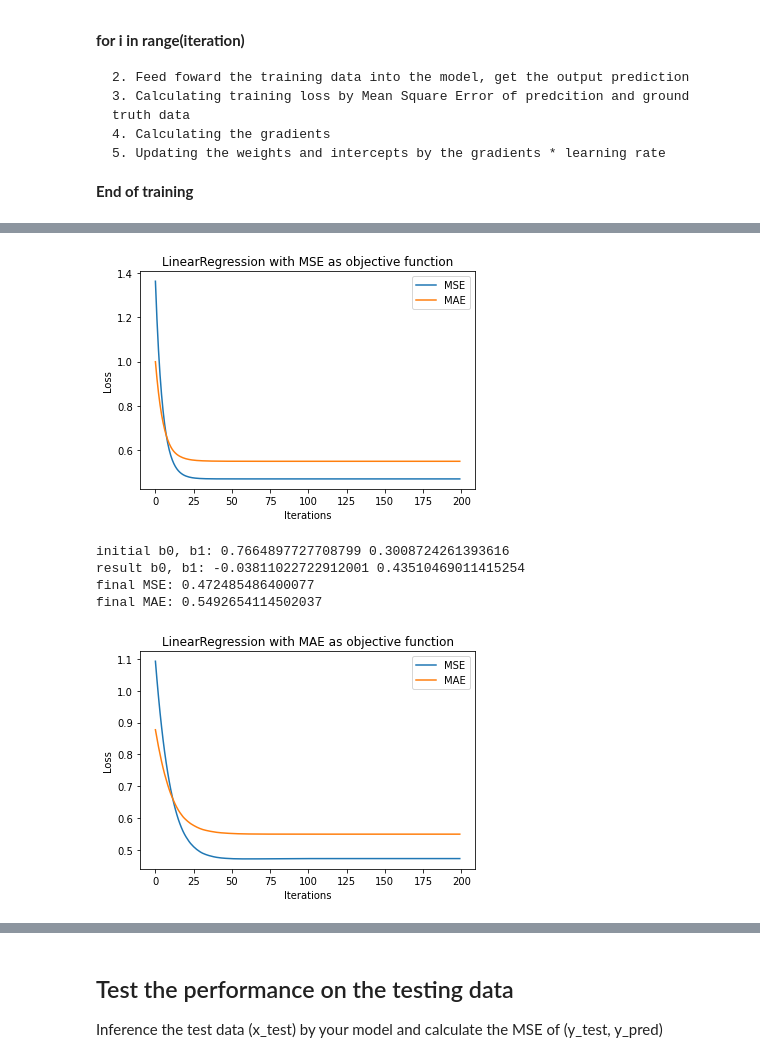
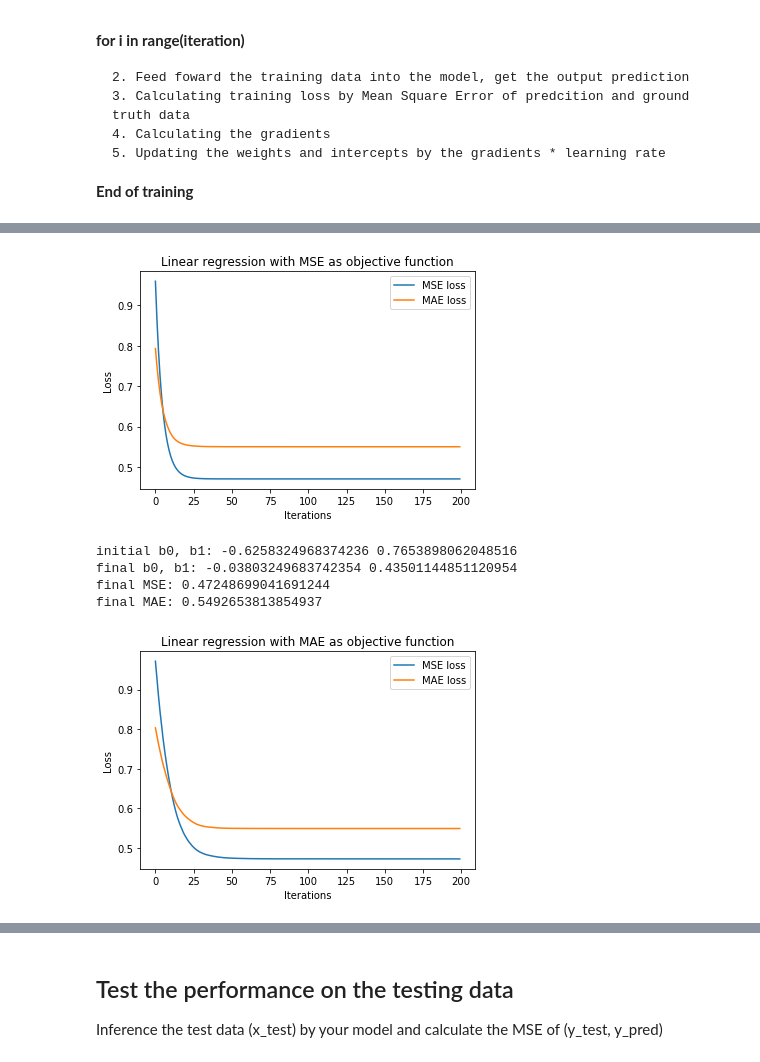
Before and after one commit to hurueilin/PR_HW1, a Jupyter notebook: 309553024_HW1.ipynb, the cells around one changed output, grey strips where cells are left out. Cells and saved outputs as stored; diff of their text form; code cells hidden in the pictures.

```diff
--- a/309553024_HW1.ipynb
+++ b/309553024_HW1.ipynb
@@ -106,19 +75,19 @@ def LinearRegression_MSE(x_data, y_data, L=0.001, epochs=10000):
     return b0, b1, record_MSE, record_MAE
 # %%
 B0_MSEmodel, B1_MSEmodel, record_MSE, record_MAE = LinearRegression_MSE(x_train, y_train, L=0.05, epochs=200)
-print('result b0, b1:', B0_MSEmodel, B1_MSEmodel)
+print('final b0, b1:', B0_MSEmodel, B1_MSEmodel)
 print('final MSE:', record_MSE[-1])
 print('final MAE:', record_MAE[-1])
 
-# draw matplotlib figure
+# Draw the learning curve of LinearRegression_MSE model
 x = range(0, len(record_MSE))
 y1 = record_MSE
 y2 = record_MAE
-plt.title("LinearRegression with MSE as objective function")
+plt.title("Linear regression with MSE as objective function")
 plt.xlabel("Iterations")
 plt.ylabel("Loss")
-plt.plot(x, y1, label='MSE')
-plt.plot(x, y2, label='MAE')
+plt.plot(x, y1, label='MSE loss')
+plt.plot(x, y2, label='MAE loss')
 plt.legend()
 plt.show()
 # %% [output]
@@ -129,4 +98,4 @@ final MAE: 0.5503357959213664
-[figure, old version]
+[figure, new version]
 # %%
 def LinearRegression_MAE(x_data, y_data, L=0.001, epochs=10000):
     """Construct a Linear regression model(y = b0 + b1x) with MAE as objective function.
@@ -164,24 +133,24 @@ def LinearRegression_MAE(x_data, y_data, L=0.001, epochs=10000):
     return b0, b1, record_MSE, record_MAE
 # %%
 B0_MAEmodel, B1_MAEmodel, record_MSE, record_MAE = LinearRegression_MAE(x_train, y_train, L=0.05, epochs=200)
-print('result b0, b1:', B0_MAEmodel, B1_MAEmodel)
+print('final b0, b1:', B0_MAEmodel, B1_MAEmodel)
 print('final MSE:', record_MSE[-1])
 print('final MAE:', record_MAE[-1])
 
-# draw matplotlib figure
+# Draw the learning curve of LinearRegression_MAE model
 x = range(0, len(record_MSE))
 y1 = record_MSE
 y2 = record_MAE
-plt.title("LinearRegression with MAE as objective function")
+plt.title("Linear regression with MAE as objective function")
 plt.xlabel("Iterations")
 plt.ylabel("Loss")
-plt.plot(x, y1, label='MSE')
-plt.plot(x, y2, label='MAE')
+plt.plot(x, y1, label='MSE loss')
+plt.plot(x, y2, label='MAE loss')
 plt.legend()
 plt.show()
 # %% [output]
-initial b0, b1: 0.7664897727708799 0.3008724261393616
-result b0, b1: -0.03811022722912001 0.43510469011415254
-final MSE: 0.472485486400077
-final MAE: 0.5492654114502037
+initial b0, b1: -0.6258324968374236 0.7653898062048516
+final b0, b1: -0.03803249683742354 0.43501144851120954
+final MSE: 0.47248699041691244
+final MAE: 0.5492653813854937
-[figure, old version]
+[figure, new version]
```
Also changed, not shown: parts of 8 cells of this notebook, 2 other files.
